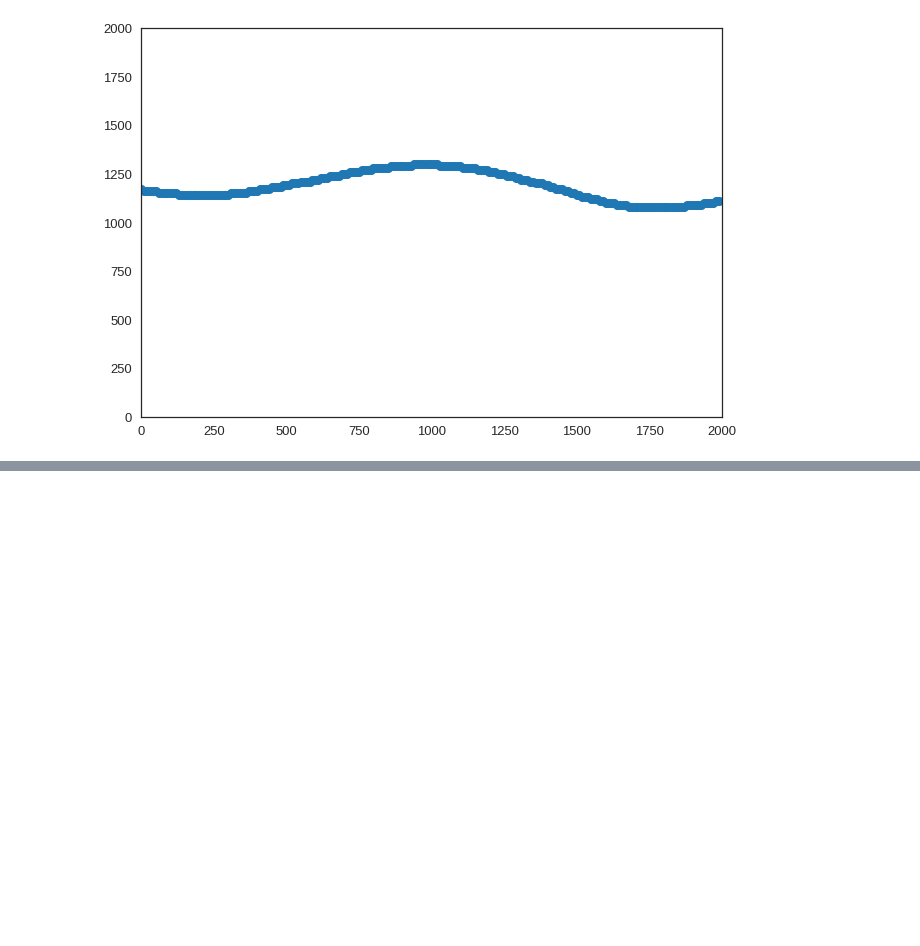
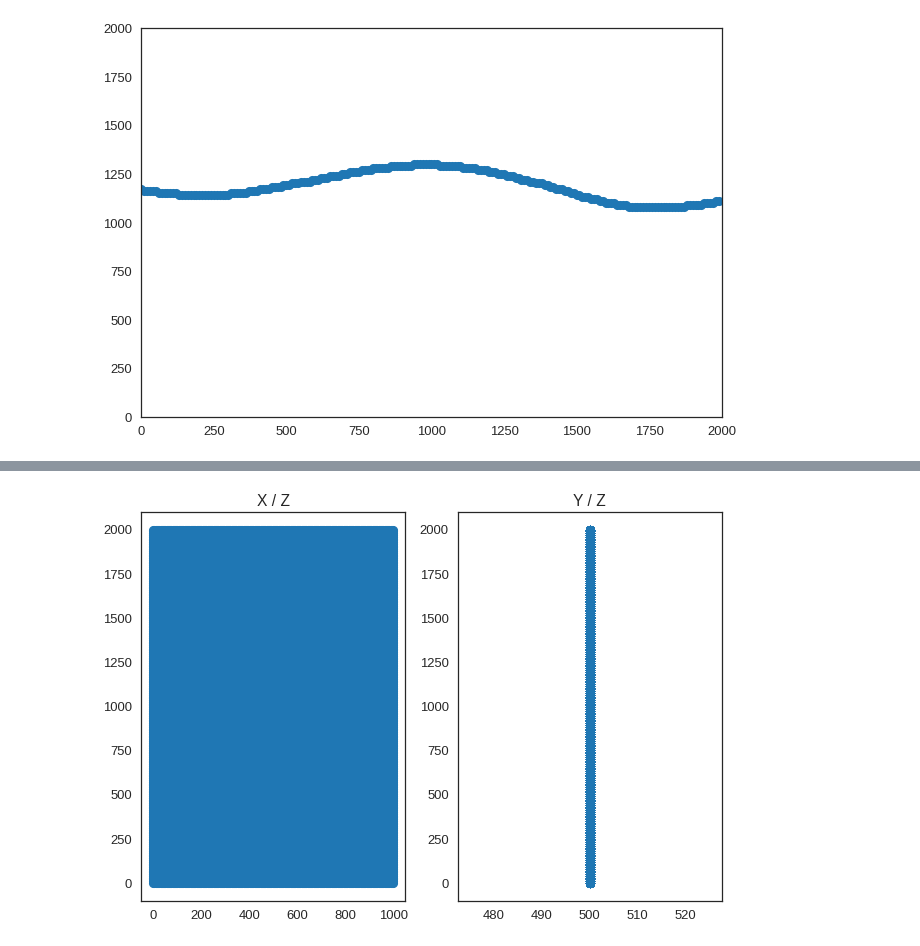
Before and after one commit to TrellixVulnTeam/gempy-notebooks_Q97W, a Jupyter notebook: server-gempy/geo-model-v4.ipynb, the cells around one changed output, grey strips where cells are left out. Cells and saved outputs as stored; diff of their text form; code cells hidden in the pictures; blank space fills up the shorter version.

Commit message:
[DEV] gempy server - get section surfaces prototype

```diff
--- a/server-gempy/geo-model-v4.ipynb
+++ b/server-gempy/geo-model-v4.ipynb
@@ -410,0 +422,43 @@ plt.show()
+# %%
+# destructure
+p1 = np.array(section['p1'])
+p2 = np.array(section['p2'])
+resolution = np.array(section['resolution'])
+
+# euclidean distance
+dist = np.sqrt(
+    np.diff((p1[0], p2[0])) ** 2
+    + np.diff((p1[1], p2[1])) ** 2
+)
+
+# vector pointing from p1 to p2
+vector_p1_p2 = p2 - p1
+
+# normalizae vector
+vector_p1_p2_normalizaed = vector_p1_p2 / np.linalg.norm(vector_p1_p2)
+
+# steps on line between points
+steps = np.linspace(0, dist, resolution[0])
+
+# calculate xy-coordinates on line between p1 and p2
+xy_coord_on_line_p1_p2 = p1.reshape(2, 1) + vector_p1_p2_normalizaed.reshape(2, 1) * steps.ravel()
+
+# destructure
+xvals = xy_coord_on_line_p1_p2[0]
+yvals = xy_coord_on_line_p1_p2[1]
+
+# stretching whole extent
+zvals = np.linspace(0, 2000, resolution[1])
+
+# meshgrids to get grid coordinates
+X, Z = np.meshgrid(xvals, zvals)
+Y, Z = np.meshgrid(yvals, zvals)
+# %%
+fig, (ax1, ax2) = plt.subplots(1, 2)
+ax1.plot(X.flatten(), Z.flatten(), 'o')
+ax1.set_title('X / Z')
+ax2.plot(Y.flatten(), Z.flatten(), 'o')
+ax2.set_title('Y / Z')
+plt.show()
+# %% [output]
+[figure, added]
```
Also changed, not shown: parts of 6 cells of this notebook, 2 other files.
